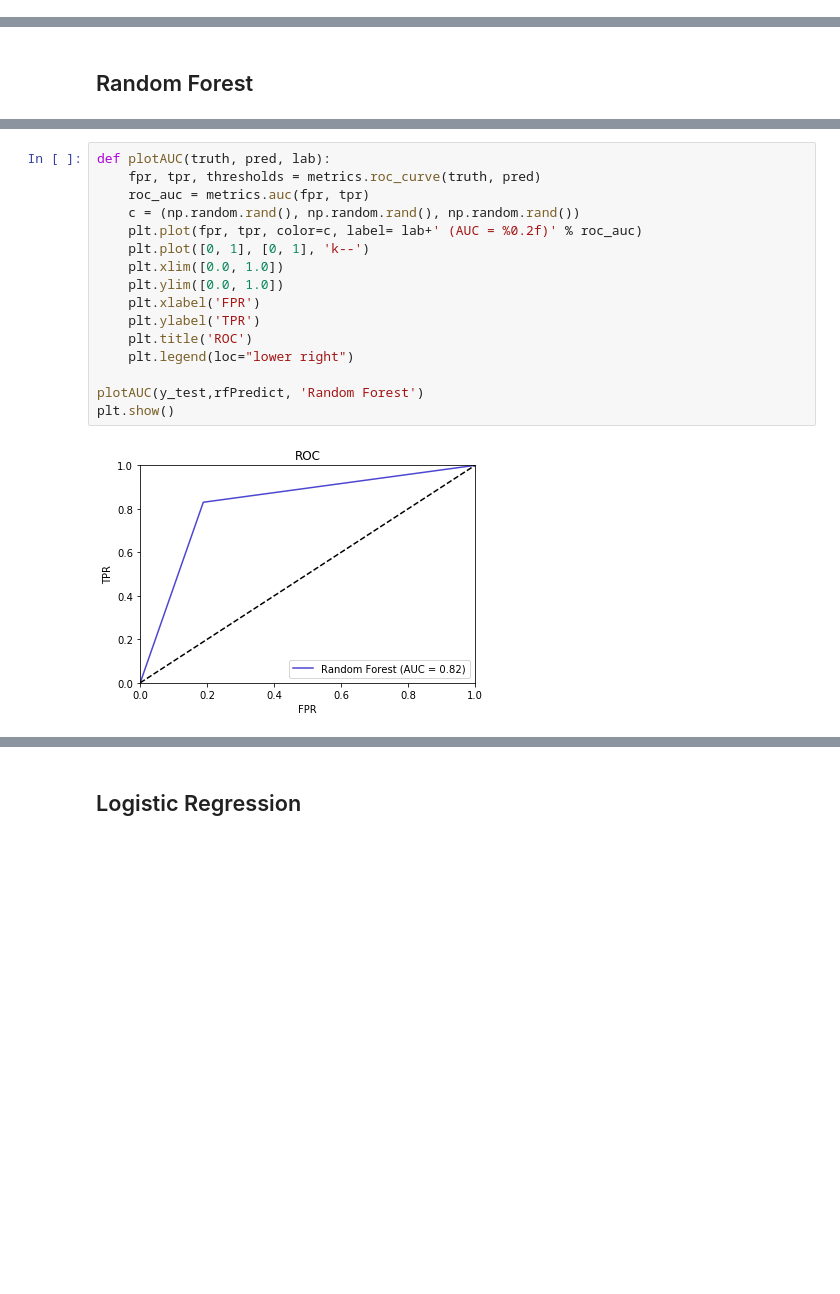
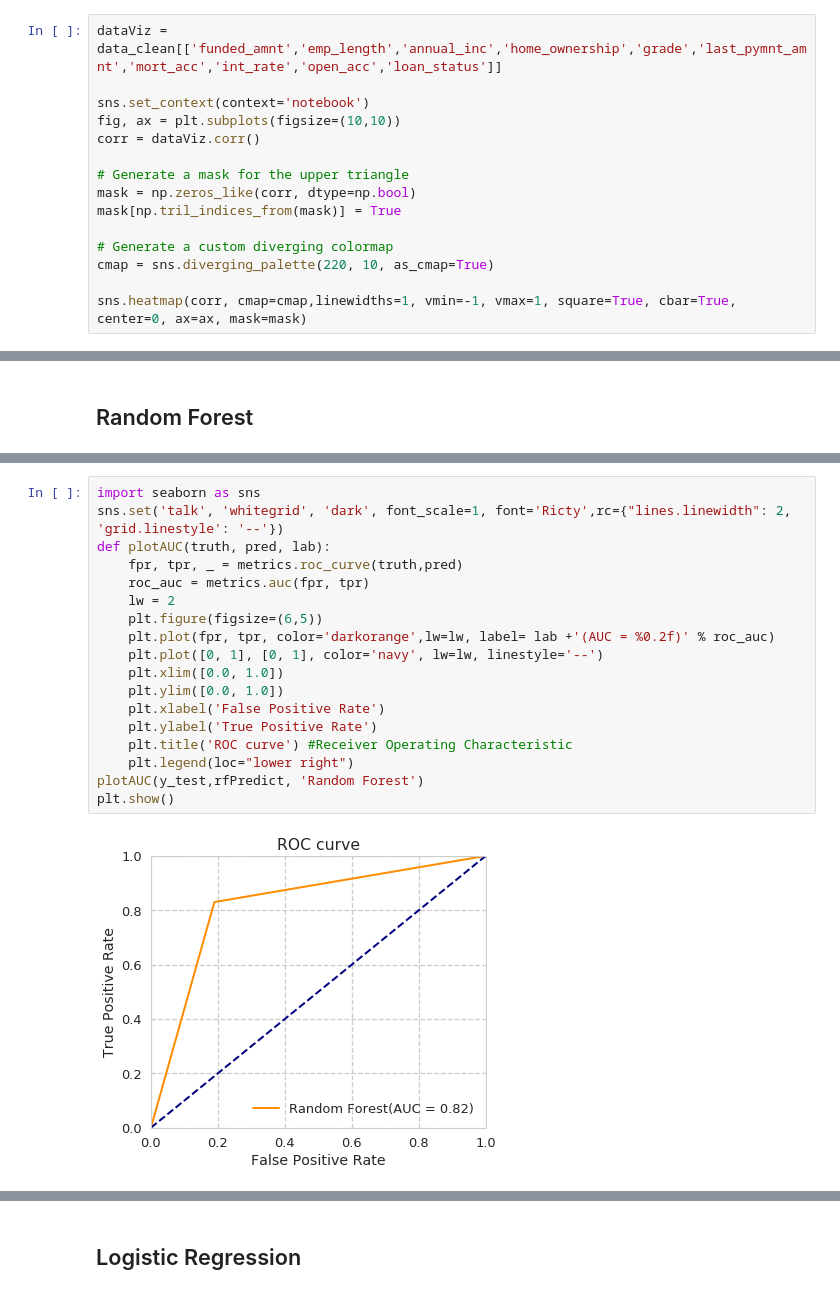
Before and after one commit to harishpuvvada/LoanDefault-Prediction, a Jupyter notebook: Loan Default Prediction.ipynb, the cells around one changed output, grey strips where cells are left out. Drawn from its saved outputs; the diff is of its cells as text; blank space fills up the shorter version.

Commit message:
Data Viz and SVM

```diff
--- a/Loan Default Prediction.ipynb
+++ b/Loan Default Prediction.ipynb
@@ -101,3 +97,18 @@ loanstatus_1 = data_clean[data_clean["loan_status"]==1]
 subset_of_loanstatus_0 = loanstatus_0.sample(n=70000)
 data_clean = pd.concat([loanstatus_1, subset_of_loanstatus_0])
 data_clean = data_clean.sample(frac=1).reset_index(drop=True)
+# %%
+dataViz = data_clean[['funded_amnt','emp_length','annual_inc','home_ownership','grade','last_pymnt_amnt','mort_acc','int_rate','open_acc','loan_status']]
+
+sns.set_context(context='notebook')
+fig, ax = plt.subplots(figsize=(10,10))
+corr = dataViz.corr()
+
+# Generate a mask for the upper triangle
+mask = np.zeros_like(corr, dtype=np.bool)
+mask[np.tril_indices_from(mask)] = True
+
+# Generate a custom diverging colormap
+cmap = sns.diverging_palette(220, 10, as_cmap=True)
+
+sns.heatmap(corr, cmap=cmap,linewidths=1, vmin=-1, vmax=1, square=True, cbar=True, center=0, ax=ax, mask=mask)
@@ -129,18 +143,20 @@ ax.set_ylabel('Normalized Gini Importance')
 # %%
+import seaborn as sns
+sns.set('talk', 'whitegrid', 'dark', font_scale=1, font='Ricty',rc={"lines.linewidth": 2, 'grid.linestyle': '--'})
 def plotAUC(truth, pred, lab):
-    fpr, tpr, thresholds = metrics.roc_curve(truth, pred)
+    fpr, tpr, _ = metrics.roc_curve(truth,pred)
     roc_auc = metrics.auc(fpr, tpr)
-    c = (np.random.rand(), np.random.rand(), np.random.rand())
-    plt.plot(fpr, tpr, color=c, label= lab+' (AUC = %0.2f)' % roc_auc)
-    plt.plot([0, 1], [0, 1], 'k--')
+    lw = 2
+    plt.figure(figsize=(6,5))
+    plt.plot(fpr, tpr, color='darkorange',lw=lw, label= lab +'(AUC = %0.2f)' % roc_auc)
+    plt.plot([0, 1], [0, 1], color='navy', lw=lw, linestyle='--')
     plt.xlim([0.0, 1.0])
     plt.ylim([0.0, 1.0])
-    plt.xlabel('FPR')
-    plt.ylabel('TPR')
-    plt.title('ROC')
+    plt.xlabel('False Positive Rate')
+    plt.ylabel('True Positive Rate')
+    plt.title('ROC curve') #Receiver Operating Characteristic
     plt.legend(loc="lower right")
-
 plotAUC(y_test,rfPredict, 'Random Forest')
 plt.show()
 # %% [output]
-[figure, old version]
+[figure, new version]
```
Also changed, not shown: parts of 11 cells of this notebook.
